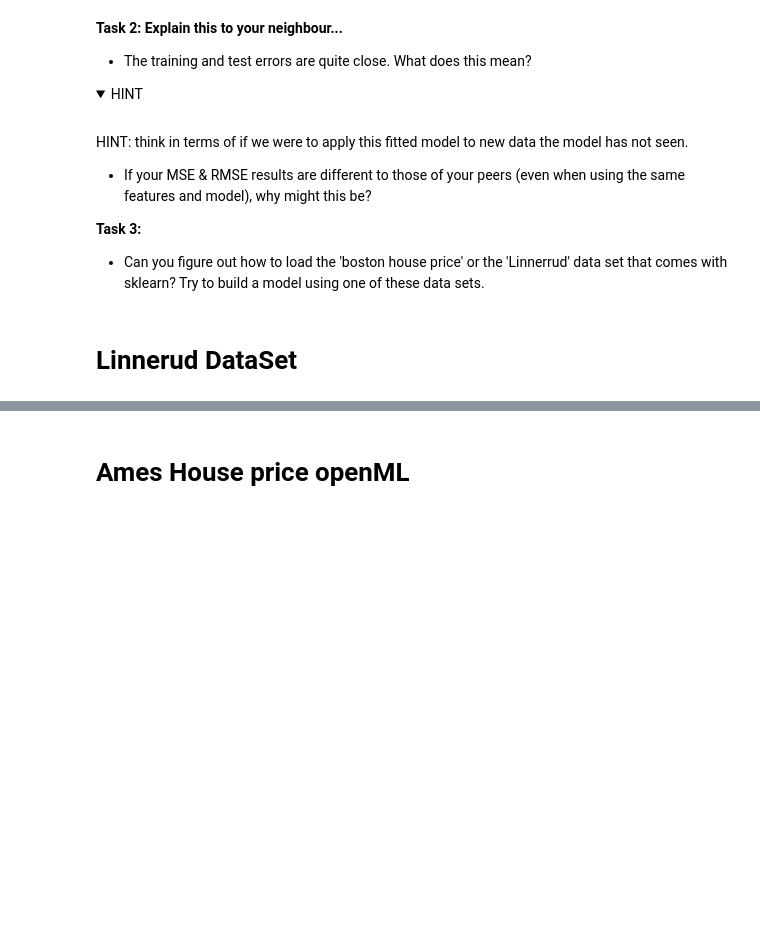
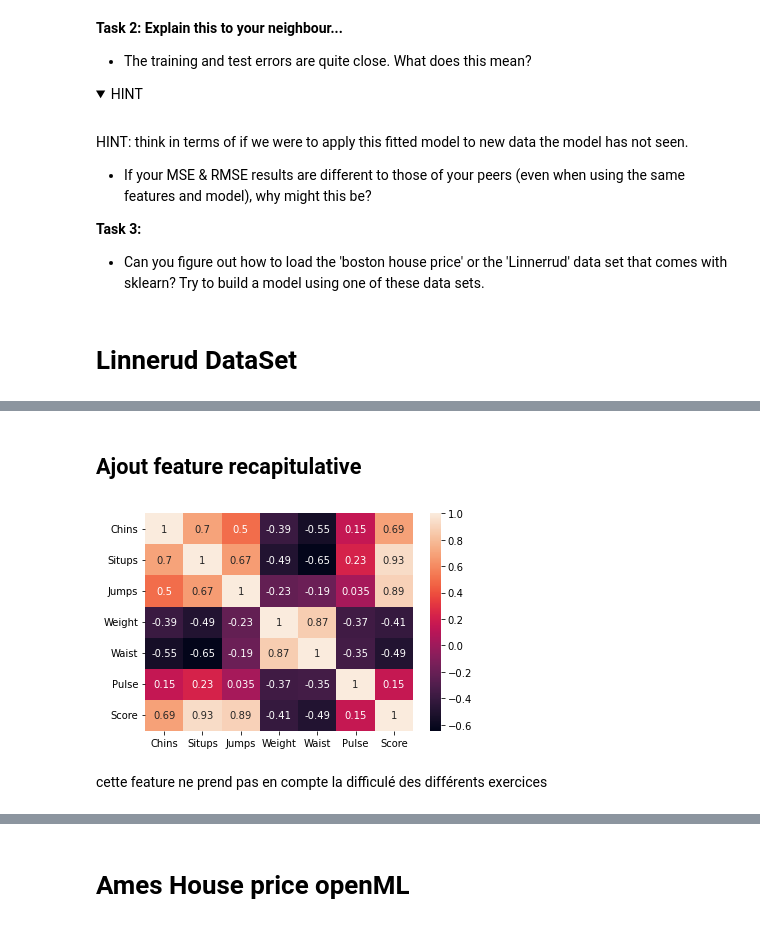
Before and after one commit to RaphaelBouvet/stats_3, a Jupyter notebook: Notebooks/02b-LinearRegressionForPrediction.ipynb, the cells around one changed output, grey strips where cells are left out. Saved outputs shown, nothing was run; the diff lists cells and outputs as text; code cells hidden in the pictures; folded sections open; blank space fills up the shorter version.

Commit message:
fin iteration 2 linnerud

```diff
--- a/Notebooks/02b-LinearRegressionForPrediction.ipynb
+++ b/Notebooks/02b-LinearRegressionForPrediction.ipynb
@@ -674,7 +762,7 @@ HINT: think in terms of if we were to apply this fitted model to new data the mo
 # %%
 from sklearn.datasets import load_linnerud
 # %%
-df_lin = load_linnerud()
+lin_dic = load_linnerud()
 # %%
 lin_dic.keys()
 # %% [output]
@@ -695,0 +793,10 @@ Y=df_lin[['Weight','Waist','Pulse']]
+# %% [markdown]
+## Ajout feature recapitulative
+# %%
+df_lin['Score'] = df_lin[liste_x].sum(axis=1)
+# %%
+sns.heatmap(df_lin.corr(),annot=True);
+# %% [output]
+[figure, added]
+# %% [markdown]
+cette feature ne prend pas en compte la difficulé des différents exercices
```
Also changed, not shown: parts of 47 cells of this notebook, 1 other file.
